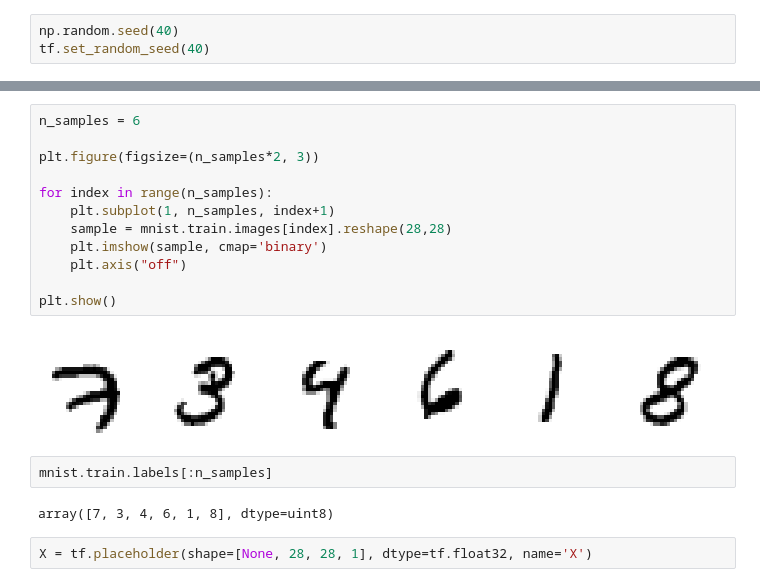
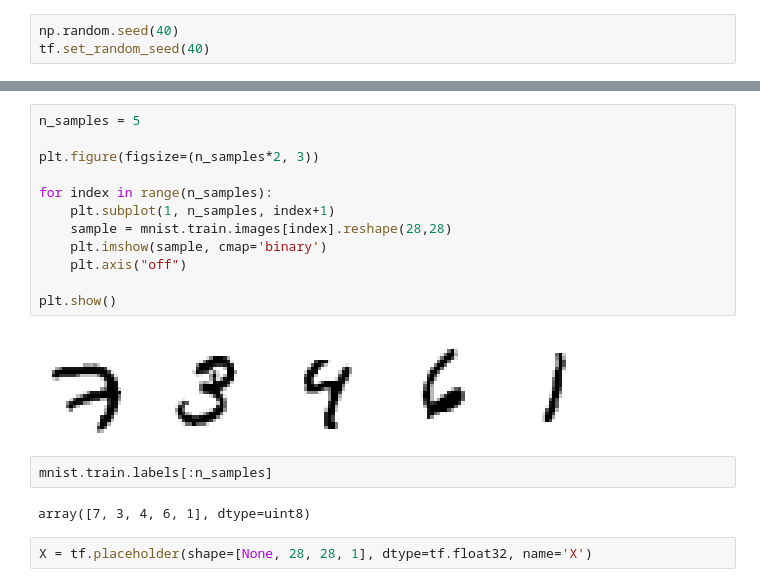
Before and after one commit to Charan-14/CapsuleNet_Projects, a Jupyter notebook: CapsNet.ipynb, the cells around one changed output, grey strips where cells are left out. Cells and saved outputs as stored; diff of their text form.

```diff
--- a/CapsNet.ipynb
+++ b/CapsNet.ipynb
@@ -39,23 +41,23 @@ WARNING:tensorflow:From /tensorflow-1.15.2/python3.7/tensorflow_core/contrib/lea
 Instructions for updating:
 Please use alternatives such as official/mnist/dataset.py from tensorflow/models.
 # %%
-n_samples = 6
+n_samples = 5
 
 plt.figure(figsize=(n_samples*2, 3))
 
 for index in range(n_samples):
     plt.subplot(1, n_samples, index+1)
     sample = mnist.train.images[index].reshape(28,28)
     plt.imshow(sample, cmap='binary')
     plt.axis("off")
 
 plt.show()
 # %% [output]
-[figure, old version]
+[figure, new version]
 # %%
 mnist.train.labels[:n_samples]
 # %% [output]
-array([7, 3, 4, 6, 1, 8], dtype=uint8)
+array([7, 3, 4, 6, 1], dtype=uint8)
 # %%
 X = tf.placeholder(shape=[None, 28, 28, 1], dtype=tf.float32, name='X')
 # %%
```
Also changed, not shown: parts of 15 cells of this notebook.
